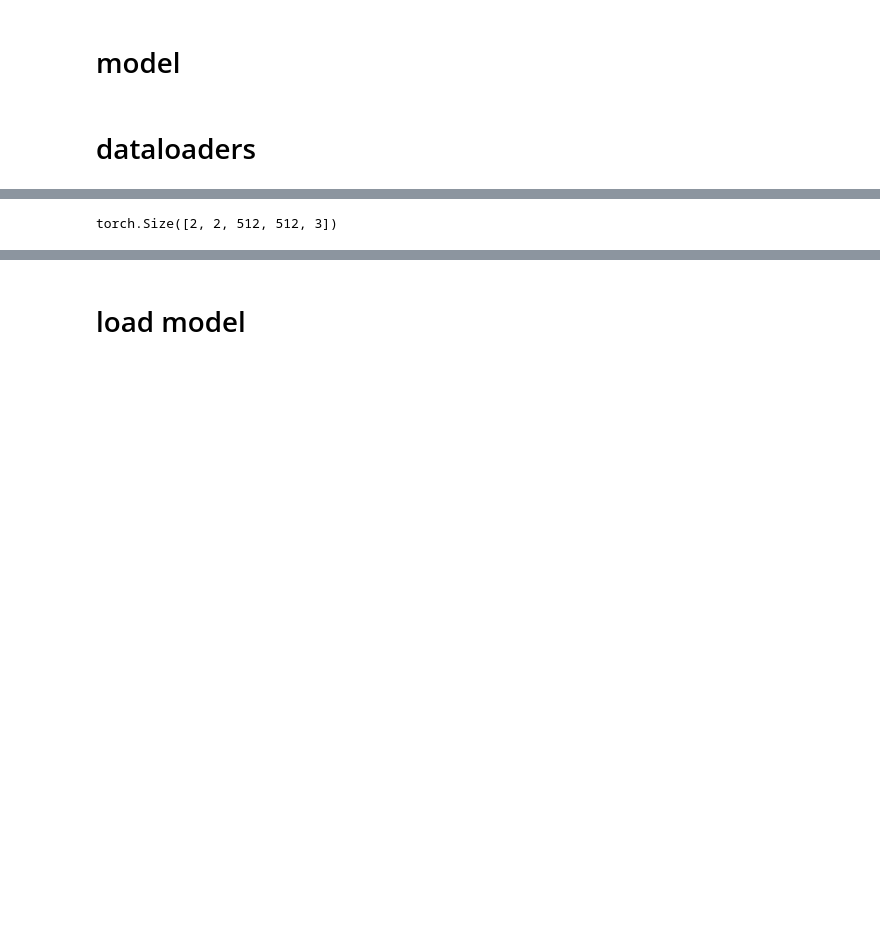
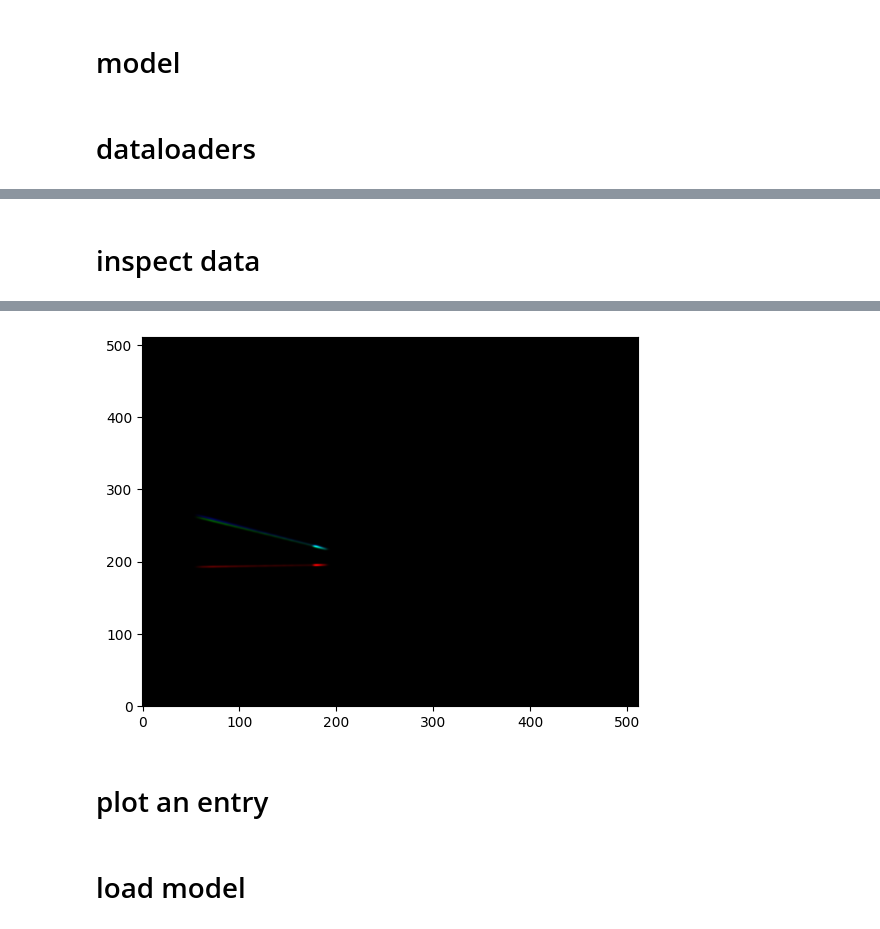
Before and after one commit to KristianHaverson/MachineLearning, a Jupyter notebook: WAWTPC/classification/fullTest.ipynb, the cells around one changed output, grey strips where cells are left out. Saved outputs shown, nothing was run; the diff lists cells and outputs as text; code cells hidden in the pictures; blank space fills up the shorter version.

Commit message:
created arrays mapping events

```diff
--- a/WAWTPC/classification/fullTest.ipynb
+++ b/WAWTPC/classification/fullTest.ipynb
@@ -181,20 +178,0 @@ torch.Size([20, 3, 512, 512])
-# %%
-
-
-total=0
-for batch_images, batch_labels in dataloader:
-    # Iterate over each sample in the batch
-    i=0
-    for event, label in zip(batch_images, batch_labels):
-        print("batch: ",event.shape)
-        print("Label:", label.shape)
-
-        print("event in batch : ",event[i].shape)
-        print("Label:", label[i].item())
-        i=i+1
-        print("---")  # Print a separator between samples
-        total=total+1
-
-
-print(i)
-print(total)
@@ -230,4 +178,0 @@ for event, label in zip(batch_images, batch_labels):
-# %%
-print((array[0]wd.shape))
-# %% [output]
-torch.Size([2, 2, 512, 512, 3])
@@ -242,0 +179,52 @@ torch.Size([2, 2, 512, 512, 3])
+# %% [markdown]
+# inspect data
+# %%
+total=0
+array=[]
+arrayLab=[]
+
+arrayOfBatches=[]
+arrayOfLabels=[]
+
+for batch_images, batch_labels in dataloader:
+    # Iterate over each sample in the batch
+    i=0
+    for event, label in zip(batch_images, batch_labels):
+        #print("batch: ",event.shape)
+        #print("Label:", label.shape)
+        #print("event in batch : ",event[i].shape)
+        #print("Label:", label)
+        array.append(event[i])
+        arrayLab.append(label[i])
+        i=i+1
+
+    arrayOfBatches.append(array)
+    arrayOfLabels.append(arrayLab)
+
+
+##########################################################
+##########################################################
+
+
+print('====================')
+print(' no entries        -> ',1000)
+print(' no batches        -> ',batchSize)
+print(' entries per batch -> ',1000/batchSize)
+print('====================')
+print( len(arrayOfLabels))  # should be the same as length of no of batches
+print( len(arrayOfBatches)) # should be the same as length of no of batches
+print('====================')
+print( len(arrayOfLabels[0]))  # should be the same as length of no of entries per batches
+print( len(arrayOfBatches[0])) # should be the same as length of no of entries per batches
+
+
+
+batch    = 2
+getEntry = 0
+data = arrayOfBatches[batch][getEntry]
+
+print('====================')
+
+fig, axis = plt.subplots()
+im = axis.imshow(data, origin='lower', aspect='auto')
+# %% [output]
@@ -243,3 +242,6 @@ torch.Size([2, 2, 512, 512, 3])
+[figure, added]
+# %% [markdown]
+# plot an entry
 # %% [markdown]
 # load model
 # %%
```
Also changed, not shown: parts of 6 cells of this notebook.
